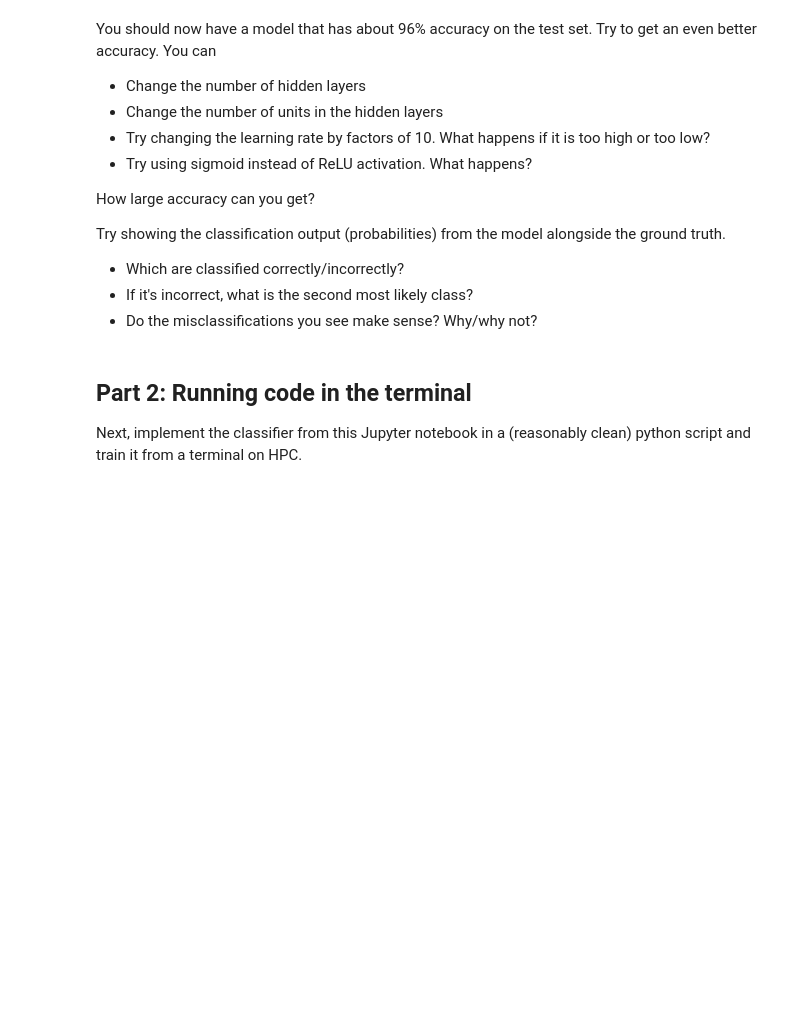
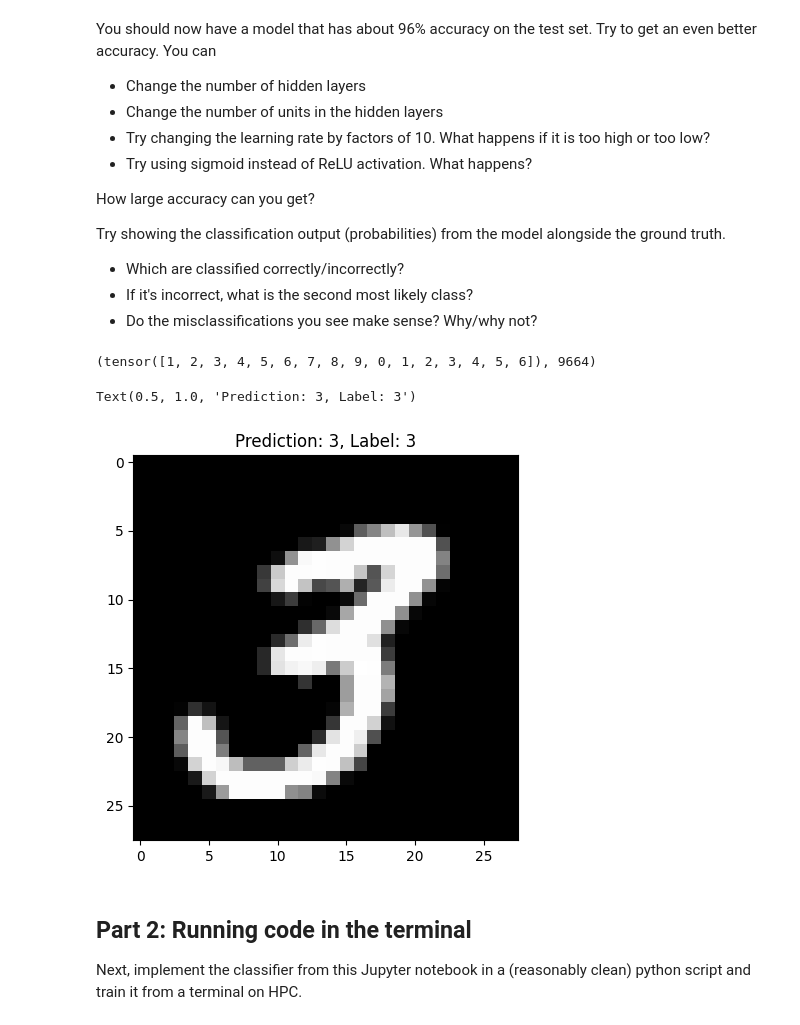
Before and after one commit to s183920/02514-Deep-Learning-In-Computer-Vision, a Jupyter notebook: exercises/ex1/Exercise_1_2.ipynb, the cells around one changed output. Saved outputs shown, nothing was run; the diff lists cells and outputs as text; code cells hidden in the pictures; blank space fills up the shorter version.

```diff
--- a/exercises/ex1/Exercise_1_2.ipynb
+++ b/exercises/ex1/Exercise_1_2.ipynb
@@ -151,6 +157,21 @@ Try showing the classification output (probabilities) from the model alongside t
 * Which are classified correctly/incorrectly?
 * If it's incorrect, what is the second most likely class?
 * Do the misclassifications you see make sense? Why/why not?
+# %%
+predicted, test_correct
+# %% [output]
+(tensor([1, 2, 3, 4, 5, 6, 7, 8, 9, 0, 1, 2, 3, 4, 5, 6]), 9664)
+# %%
+img = 2
+
+model.eval()
+
+fig, ax = plt.subplots(1,1, figsize=(10,5))
+ax.imshow(images[img].numpy()[0], 'gray')
+ax.set_title(f'Prediction: {model(images[img].to(device).unsqueeze(0)).argmax(1).item()}, Label: {labels[img].item()}')
+# %% [output]
+Text(0.5, 1.0, 'Prediction: 3, Label: 3')
+[figure, added]
 # %% [markdown]
 ## Part 2: Running code in the terminal
 Next, implement the classifier from this Jupyter notebook in a (reasonably clean) python script and train it from a terminal on HPC.
```
Also changed, not shown: parts of 7 cells of this notebook, 2 other files.
